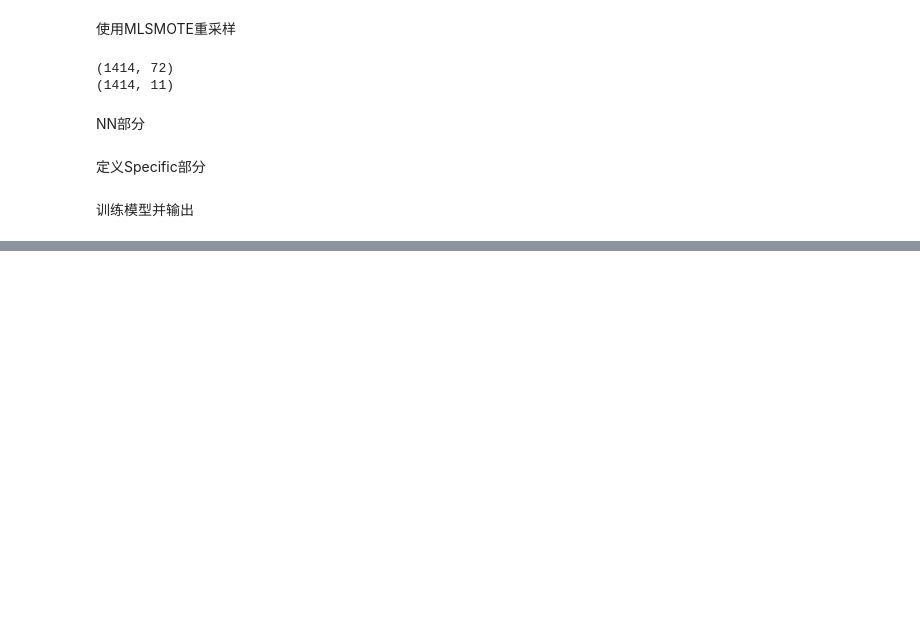
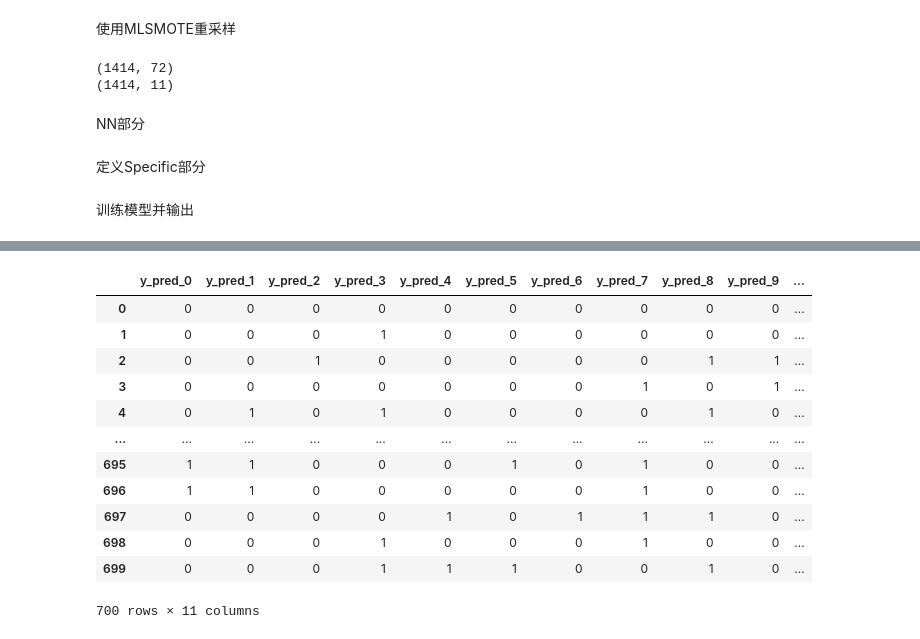
Before and after one commit to Iwan-LMX/MTL_clinicalAnalyse, a Jupyter notebook: MTL Models/HardParameterShared(MLSmote).ipynb, the cells around one changed output, grey strips where cells are left out. Drawn from its saved outputs; the diff is of its cells as text; code cells hidden in the pictures; blank space fills up the shorter version.

```diff
--- a/MTL Models/HardParameterShared(MLSmote).ipynb
+++ b/MTL Models/HardParameterShared(MLSmote).ipynb
@@ -223,6 +223,8 @@ Macro-average AUC: 0.8632965207962763
 # %%
-# y_hat = model.predict(x_test)
+y_hat = model.predict(x_test)
 
-# y_hat = (y_hat > 0.5).astype(int)
+y_hat = (y_hat > 0.5).astype(int)
 
-# print(y_hat)
+y_hat = pd.DataFrame(y_hat).rename(columns={i: f"y_pred_{i}" for i in range(11)})
+y_hat
+# %% [output]
@@ -229 +232,14 @@ Macro-average AUC: 0.8632965207962763
+|  | y_pred_0 | y_pred_1 | y_pred_2 | y_pred_3 | y_pred_4 | y_pred_5 | y_pred_6 | y_pred_7 | y_pred_8 | y_pred_9 | ... |
+| 0 | 0 | 0 | 0 | 0 | 0 | 0 | 0 | 0 | 0 | 0 | ... |
+| 1 | 0 | 0 | 0 | 1 | 0 | 0 | 0 | 0 | 0 | 0 | ... |
+| 2 | 0 | 0 | 1 | 0 | 0 | 0 | 0 | 0 | 1 | 1 | ... |
+| 3 | 0 | 0 | 0 | 0 | 0 | 0 | 0 | 1 | 0 | 1 | ... |
+| 4 | 0 | 1 | 0 | 1 | 0 | 0 | 0 | 0 | 1 | 0 | ... |
+| ... | ... | ... | ... | ... | ... | ... | ... | ... | ... | ... | ... |
+| 695 | 1 | 1 | 0 | 0 | 0 | 1 | 0 | 1 | 0 | 0 | ... |
+| 696 | 1 | 1 | 0 | 0 | 0 | 0 | 0 | 1 | 0 | 0 | ... |
+| 697 | 0 | 0 | 0 | 0 | 1 | 0 | 1 | 1 | 1 | 0 | ... |
+| 698 | 0 | 0 | 0 | 1 | 0 | 0 | 0 | 1 | 0 | 0 | ... |
+| 699 | 0 | 0 | 0 | 1 | 1 | 1 | 0 | 0 | 1 | 0 | ... |
+700 rows × 11 columns
 # %%
```
Also changed, not shown: parts of 4 cells of this notebook, 3 other files.
